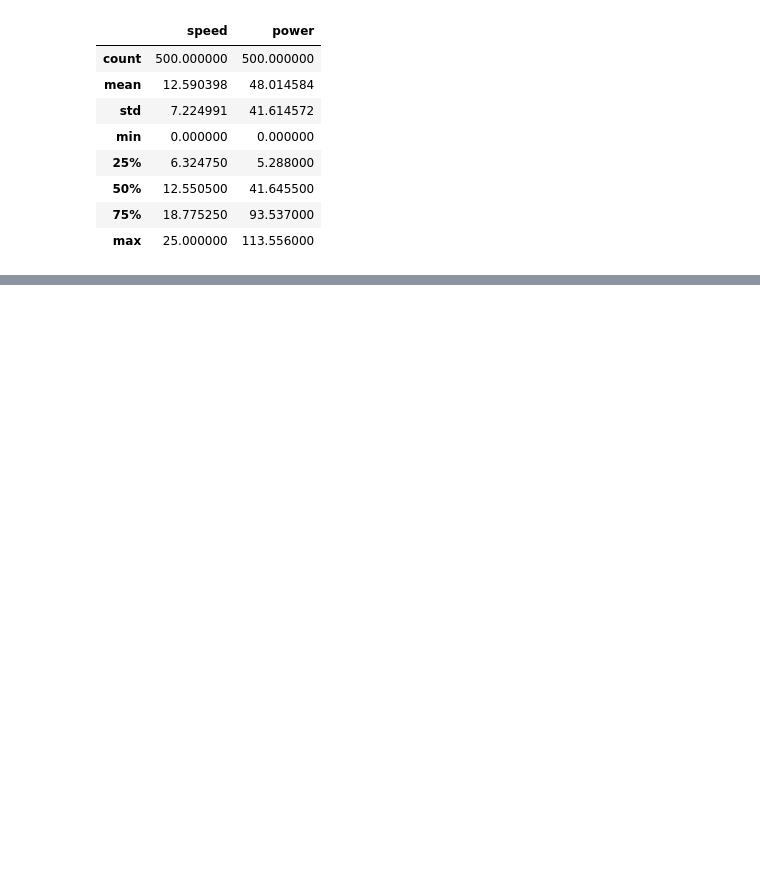
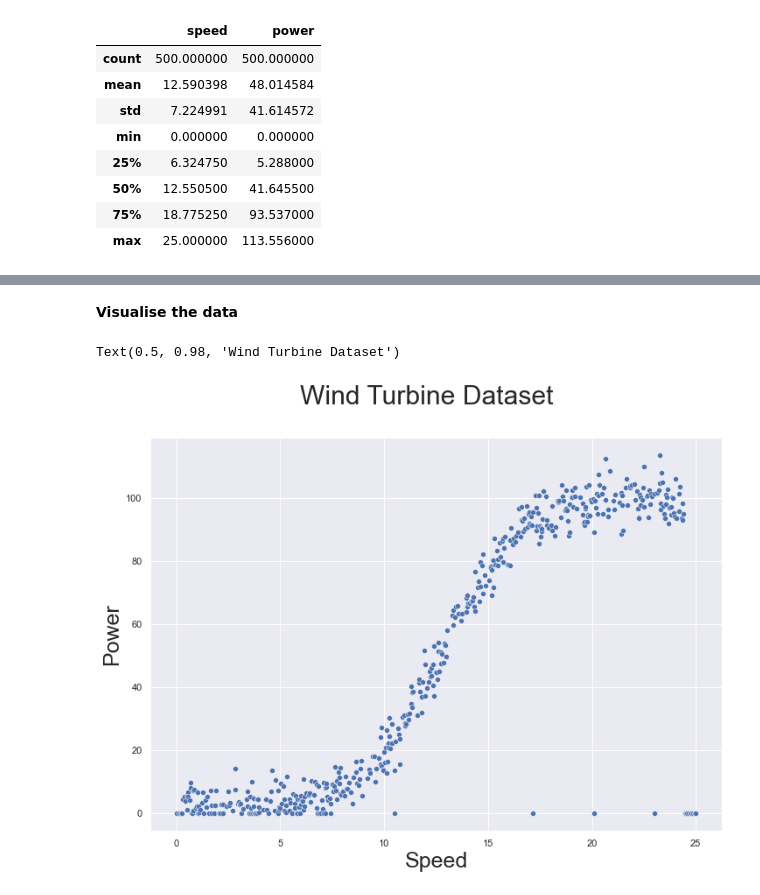
Before and after one commit to Deego88/FoDA_Project_2020, a Jupyter notebook: FoDA_Project_2020.ipynb, the cells around one changed output, grey strips where cells are left out. Drawn from its saved outputs; the diff is of its cells as text; code cells hidden in the pictures; blank space fills up the shorter version.

```diff
--- a/FoDA_Project_2020.ipynb
+++ b/FoDA_Project_2020.ipynb
@@ -136,0 +132,13 @@ wind_turbine_dataset.describe()
+# %% [markdown]
+**Visualise the data**
+# %%
+#Plotting of the Data Set on a Scatter Plot
+sns.scatterplot(data=wind_turbine_dataset, x="speed", y="power",
+    sizes=(250, 250), legend="full")
+
+plt. xlabel("Speed", fontsize=25)
+plt. ylabel("Power", fontsize=25)
+plt. suptitle("Wind Turbine Dataset", fontsize=30)
+# %% [output]
+Text(0.5, 0.98, 'Wind Turbine Dataset')
+[figure, added]
```
Also changed, not shown: parts of 19 cells of this notebook, 4 other files.
